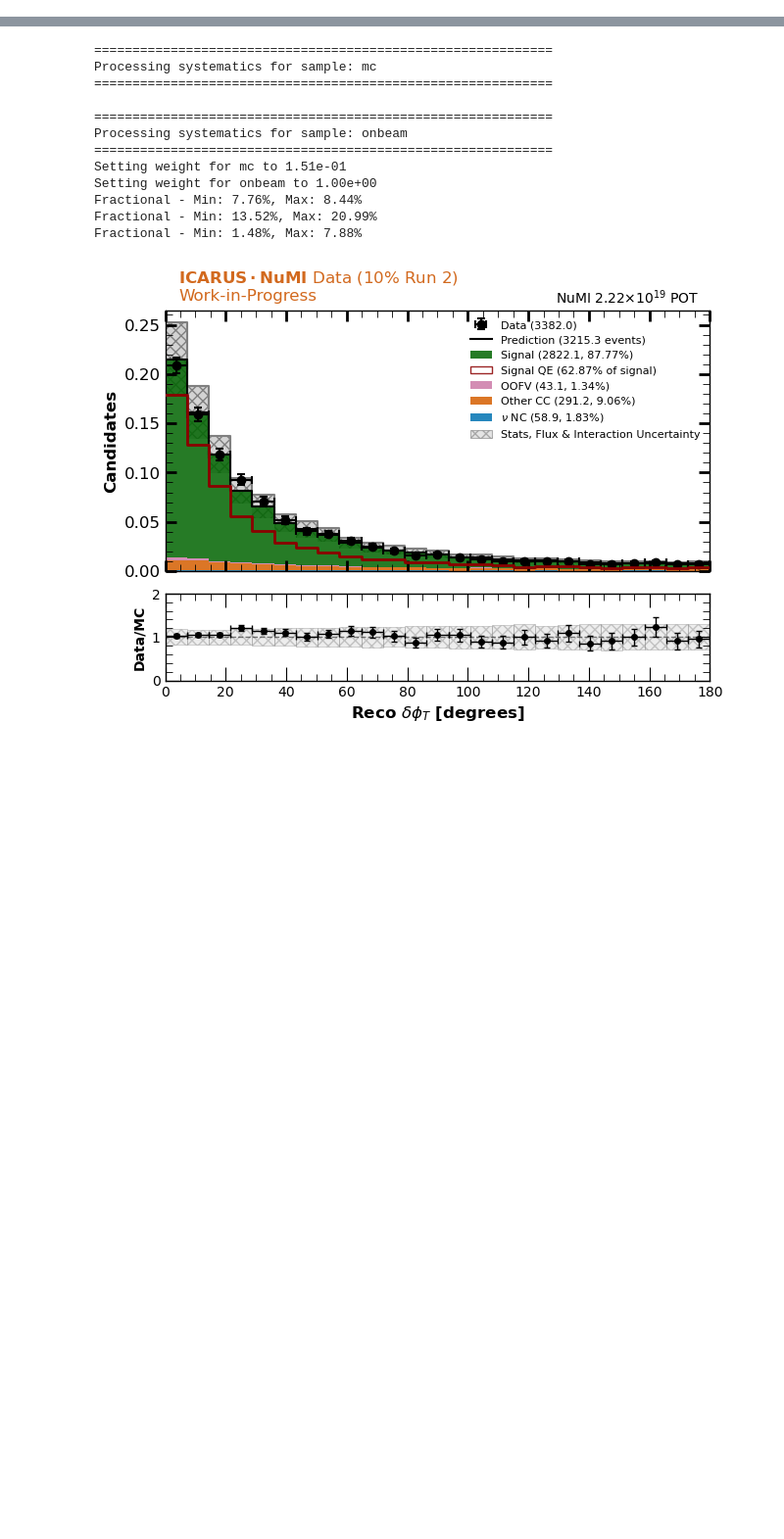
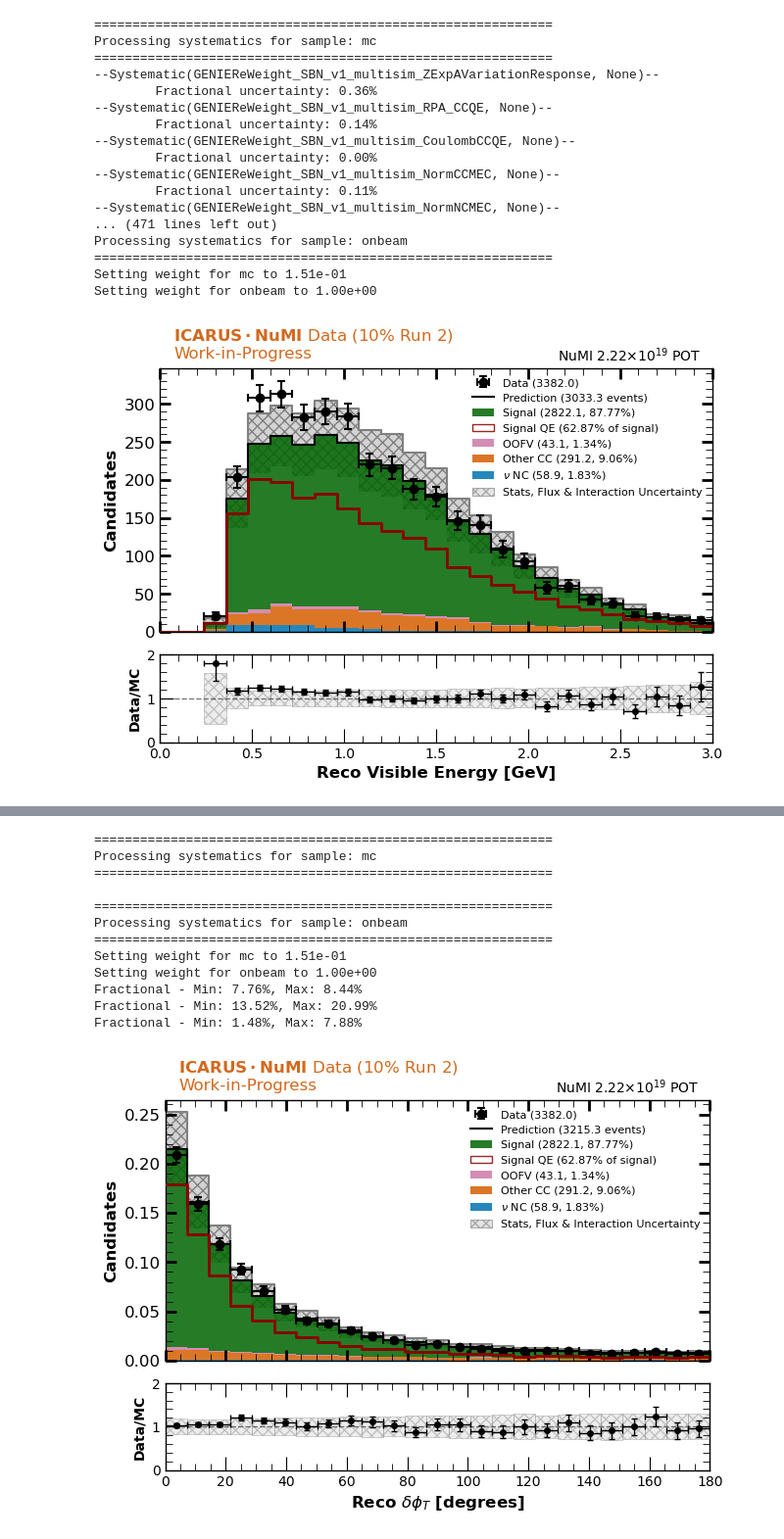
Before and after one commit to rvizarreta/ICARUS-NuMI-CC0pi-Selection, a Jupyter notebook: spineplot/myAnalysis/1muNp0pi_uncontained.ipynb, the cells around one changed output, grey strips where cells are left out. Shown at 98% size. Drawn from its saved outputs; the diff is of its cells as text; code cells hidden in the pictures; blank space fills up the shorter version.

```diff
--- a/spineplot/myAnalysis/1muNp0pi_uncontained.ipynb
+++ b/spineplot/myAnalysis/1muNp0pi_uncontained.ipynb
@@ -10,6 +10,29 @@ from analysis import Analysis
 ana_directory = "1muNp0pi_Nge1_uncontained"
 #data_file = '/Users/rvizarreta/Library/CloudStorage/GoogleDrive-rvizarreta14@gmail.com/My Drive/🏛 PhD Repository/🚀 Research/🤖 Experiments&Projects/ICARUS/ICARUS_CC0pi_Selection/data/1muNp0pi_Nge1_uncontained.root'
 data_file = '/Users/rvizarreta/Library/CloudStorage/GoogleDrive-rvizarreta14@gmail.com/My Drive/🏛 PhD Repository/🚀 Research/🤖 Experiments&Projects/ICARUS/ICARUS_CC0pi_Selection/data/icarus_numi_numu_mc_onbeam_offbeam_syst_ppfx.root'
+# %%
+# Visible energy plot
+analysis = Analysis(ana_directory + '/visibleEnergy/visibleEnergy.toml', data_file)
+analysis.run(close_figs=False)
+# %% [output]
+============================================================
+Processing systematics for sample: mc
+============================================================
+--Systematic(GENIEReWeight_SBN_v1_multisim_ZExpAVariationResponse, None)--
+        Fractional uncertainty: 0.36%
+--Systematic(GENIEReWeight_SBN_v1_multisim_RPA_CCQE, None)--
+        Fractional uncertainty: 0.14%
+--Systematic(GENIEReWeight_SBN_v1_multisim_CoulombCCQE, None)--
+        Fractional uncertainty: 0.00%
+--Systematic(GENIEReWeight_SBN_v1_multisim_NormCCMEC, None)--
+        Fractional uncertainty: 0.11%
+--Systematic(GENIEReWeight_SBN_v1_multisim_NormNCMEC, None)--
+... (471 lines left out)
+Processing systematics for sample: onbeam
+============================================================
+Setting weight for mc to 1.51e-01
+Setting weight for onbeam to 1.00e+00
+[figure, added]
 # %%
 # Delta p_T plots
 analysis = Analysis(ana_directory + '/dpT/dpT.toml', data_file)
```
Also changed, not shown: parts of 1 cell of this notebook, 57 other files.
